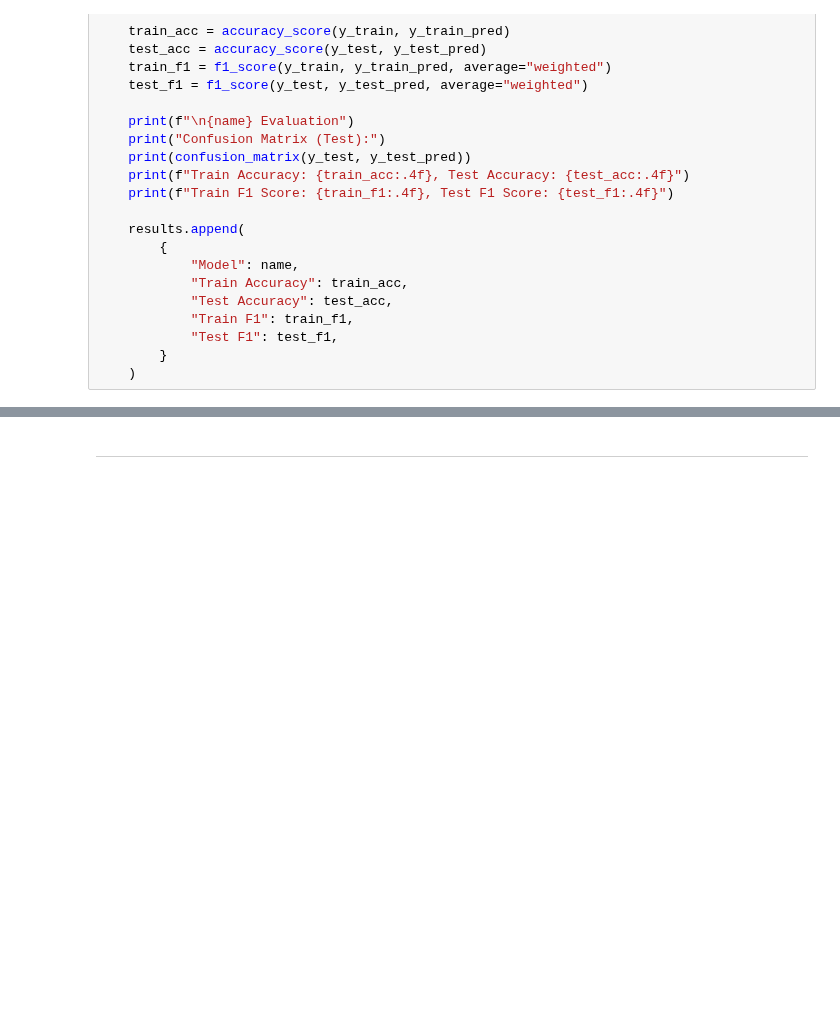
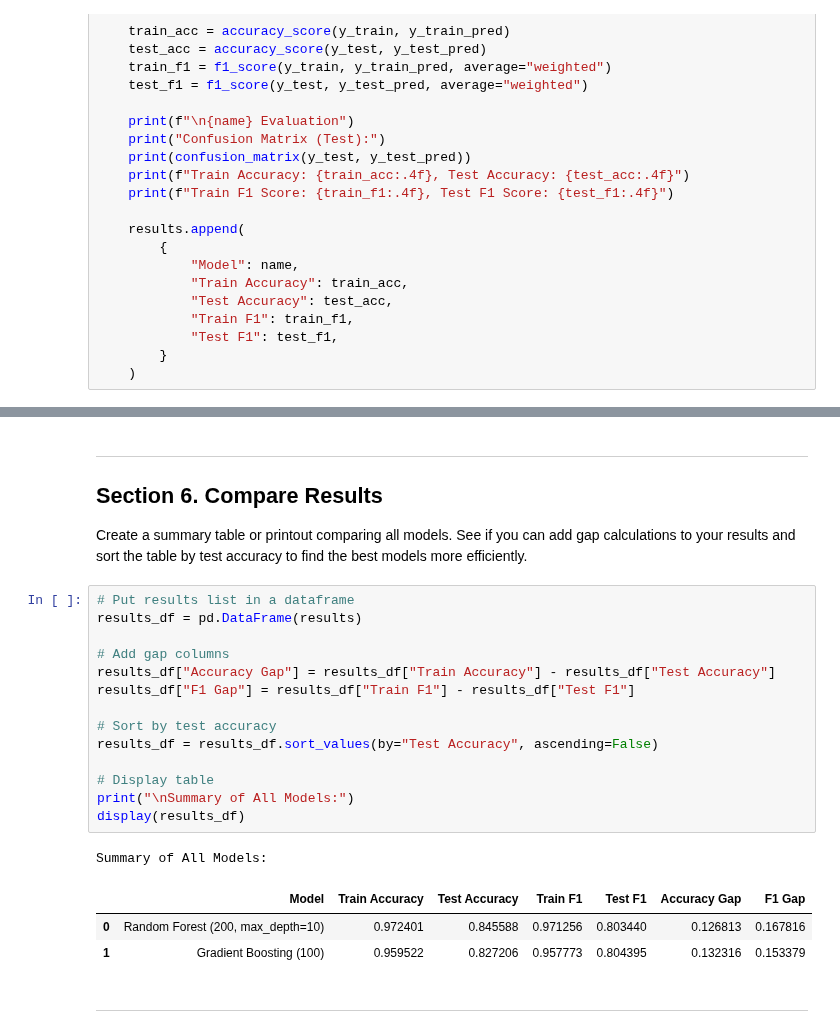
Before and after one commit to Bdowdle4/applied-ml-dowdle, a Jupyter notebook: lab05/ensemble-dowdle.ipynb, the cells around one changed output, grey strips where cells are left out. Saved outputs shown, nothing was run; the diff lists cells and outputs as text; blank space fills up the shorter version.

```diff
--- a/lab05/ensemble-dowdle.ipynb
+++ b/lab05/ensemble-dowdle.ipynb
@@ -261,2 +261,26 @@ plt.show()
 # %% [markdown]
 ****
+
+## Section 6. Compare Results
+Create a summary table or printout comparing all models. See if you can add gap calculations to your results and sort the table by test accuracy to find the best models more efficiently.
+# %%
+# Put results list in a dataframe
+results_df = pd.DataFrame(results)
+
+# Add gap columns
+results_df["Accuracy Gap"] = results_df["Train Accuracy"] - results_df["Test Accuracy"]
+results_df["F1 Gap"] = results_df["Train F1"] - results_df["Test F1"]
+
+# Sort by test accuracy
+results_df = results_df.sort_values(by="Test Accuracy", ascending=False)
+
+# Display table
+print("\nSummary of All Models:")
+display(results_df)
+# %% [output]
+Summary of All Models:
+|  | Model | Train Accuracy | Test Accuracy | Train F1 | Test F1 | Accuracy Gap | F1 Gap |
+| 0 | Random Forest (200, max_depth=10) | 0.972401 | 0.845588 | 0.971256 | 0.803440 | 0.126813 | 0.167816 |
+| 1 | Gradient Boosting (100) | 0.959522 | 0.827206 | 0.957773 | 0.804395 | 0.132316 | 0.153379 |
+# %% [markdown]
+****
```
Also changed, not shown: parts of 4 cells of this notebook.
